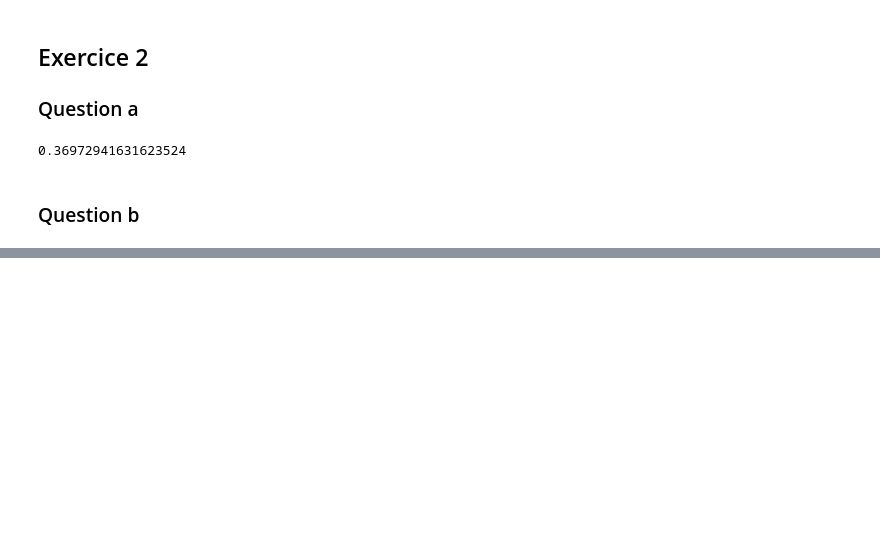
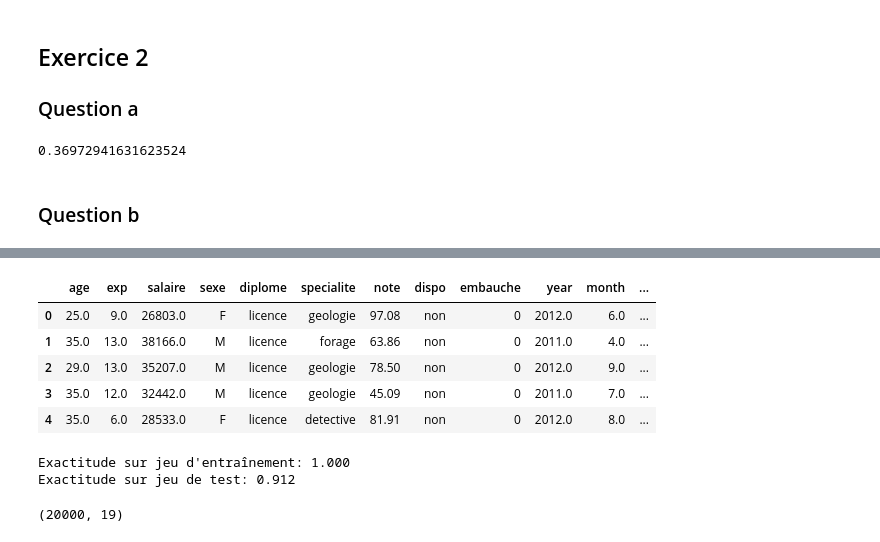
Before and after one commit to Mazztok45/Quantmetry, a Jupyter notebook: Quantmetry.ipynb, the cells around one changed output, grey strips where cells are left out. Saved outputs shown, nothing was run; the diff lists cells and outputs as text; code cells hidden in the pictures; blank space fills up the shorter version.

```diff
--- a/Quantmetry.ipynb
+++ b/Quantmetry.ipynb
@@ -154,0 +199,11 @@ OLS Regression Results
+# %%
+data = data.drop(['date', 'cheveux'], axis=1)
+# %%
+data.head()
+# %% [output]
+|  | age | exp | salaire | sexe | diplome | specialite | note | dispo | embauche | year | month | ... |
+| 0 | 25.0 | 9.0 | 26803.0 | F | licence | geologie | 97.08 | non | 0 | 2012.0 | 6.0 | ... |
+| 1 | 35.0 | 13.0 | 38166.0 | M | licence | forage | 63.86 | non | 0 | 2011.0 | 4.0 | ... |
+| 2 | 29.0 | 13.0 | 35207.0 | M | licence | geologie | 78.50 | non | 0 | 2012.0 | 9.0 | ... |
+| 3 | 35.0 | 12.0 | 32442.0 | M | licence | geologie | 45.09 | non | 0 | 2011.0 | 7.0 | ... |
+| 4 | 35.0 | 6.0 | 28533.0 | F | licence | detective | 81.91 | non | 0 | 2012.0 | 8.0 | ... |
@@ -154,0 +219,20 @@ OLS Regression Results
+# %%
+from sklearn.ensemble import RandomForestClassifier
+
+# Data preparation
+
+X_train, X_test, y_train, y_test = train_test_split(X, y, test_size=0.20, stratify=y,
+                                                    random_state=42)
+
+forest = RandomForestClassifier(n_estimators=100, max_features=10, random_state=0)
+forest.fit(X_train, y_train)
+
+print("Exactitude sur jeu d'entraînement: {:.3f}".format(forest.score(X_train, y_train)))
+print("Exactitude sur jeu de test: {:.3f}".format(forest.score(X_test, y_test)))
+# %% [output]
+Exactitude sur jeu d'entraînement: 1.000
+Exactitude sur jeu de test: 0.912
+# %%
+X.shape
+# %% [output]
+(20000, 19)
```
Also changed, not shown: parts of 14 cells of this notebook, 1 other file.
